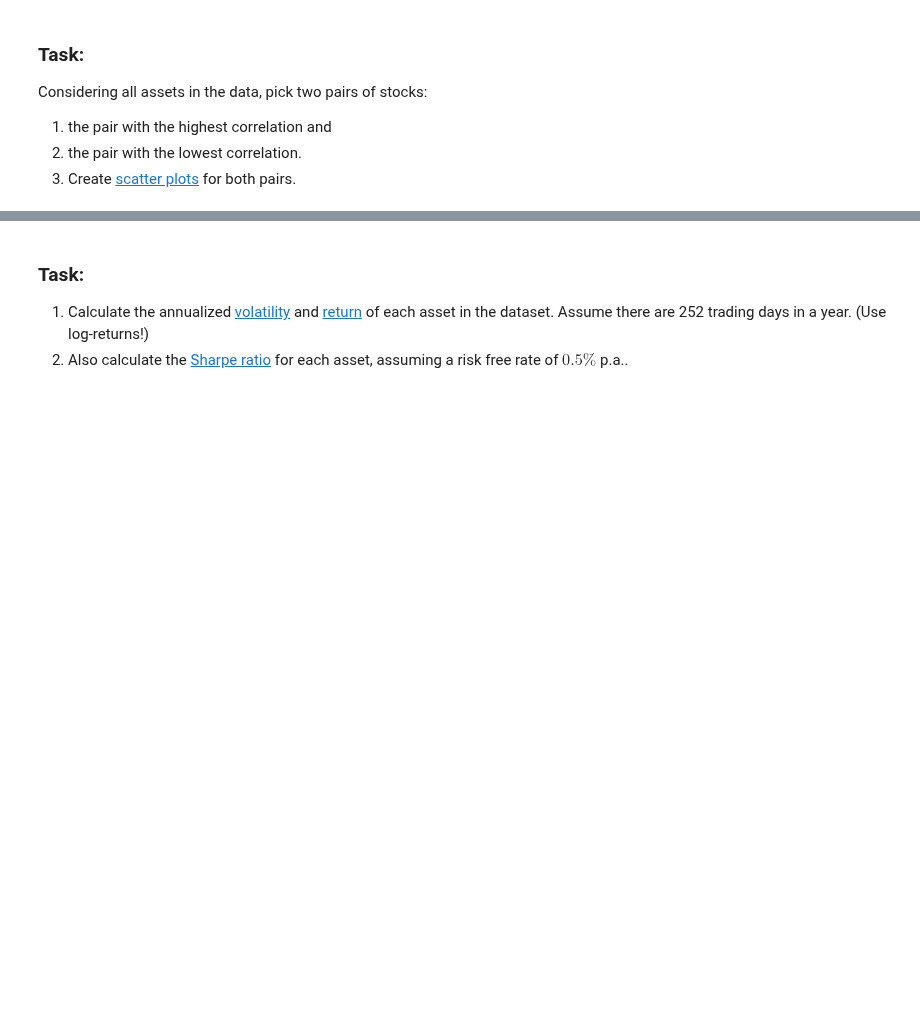
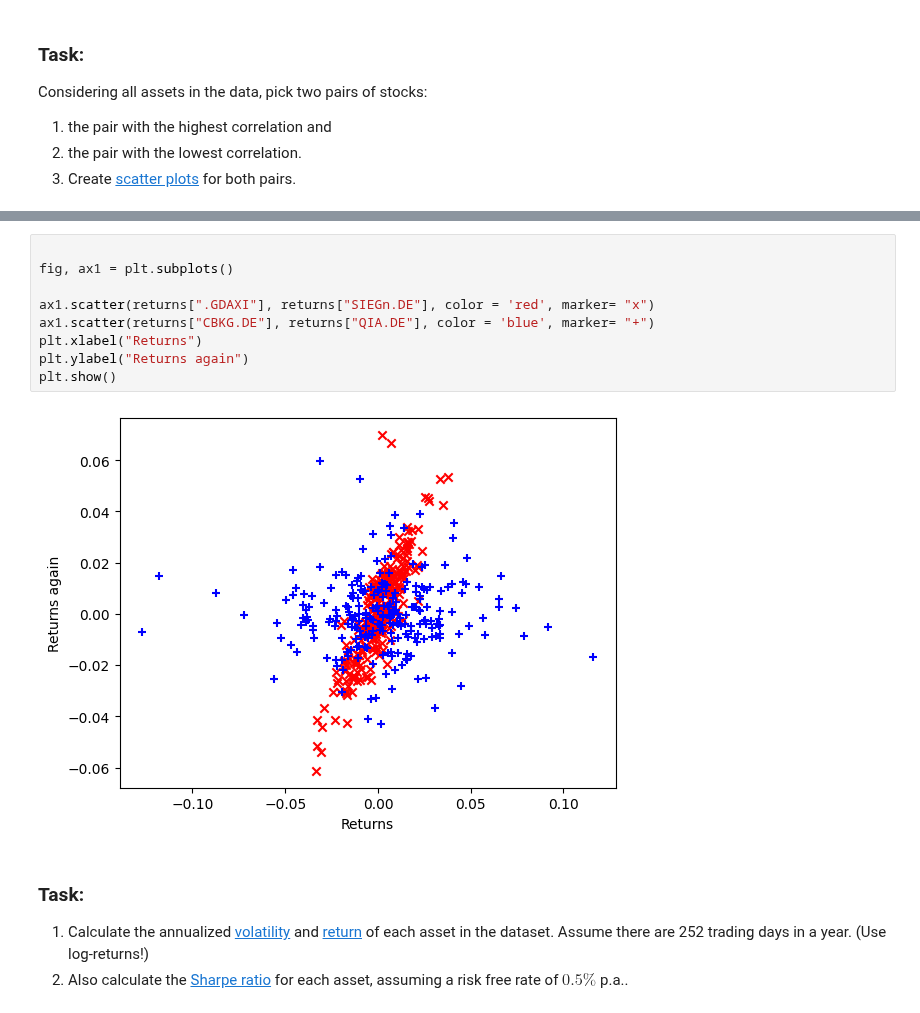
Before and after one commit to iwh-halle/FinancialDataAnalytics, a Jupyter notebook: homework/02_python.ipynb, the cells around one changed output, grey strips where cells are left out. Saved outputs shown, nothing was run; the diff lists cells and outputs as text; blank space fills up the shorter version.

Commit message:
correlation scatter

```diff
--- a/homework/02_python.ipynb
+++ b/homework/02_python.ipynb
@@ -217,3 +214,14 @@ display(correlationmatrix[correlationmatrix != 1])
+# %%
+
+fig, ax1 = plt.subplots()
+
+ax1.scatter(returns[".GDAXI"], returns["SIEGn.DE"], color = 'red', marker= "x")
+ax1.scatter(returns["CBKG.DE"], returns["QIA.DE"], color = 'blue', marker= "+")
+plt.xlabel("Returns")
+plt.ylabel("Returns again")
+plt.show()
+# %% [output]
+[figure, added]
 # %% [markdown]
 ### Task:
 
```
Also changed, not shown: parts of 2 cells of this notebook.
